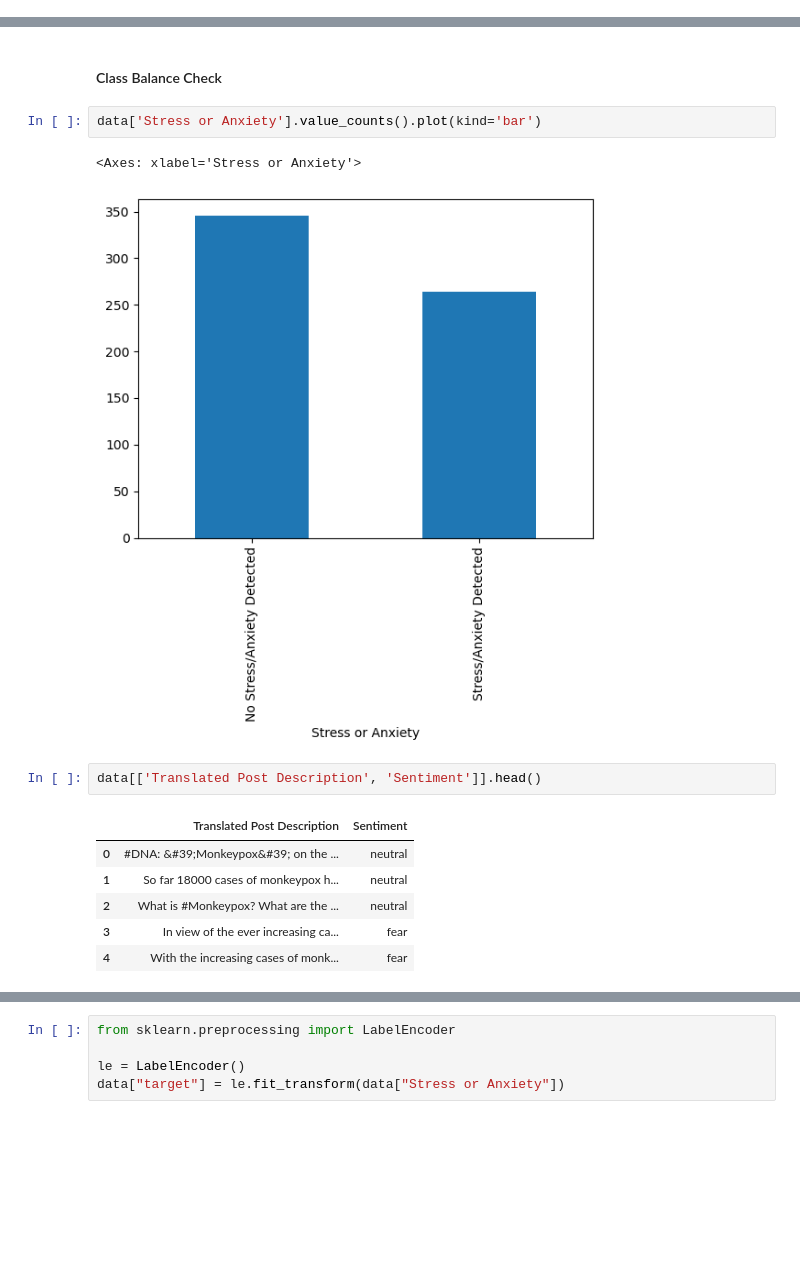
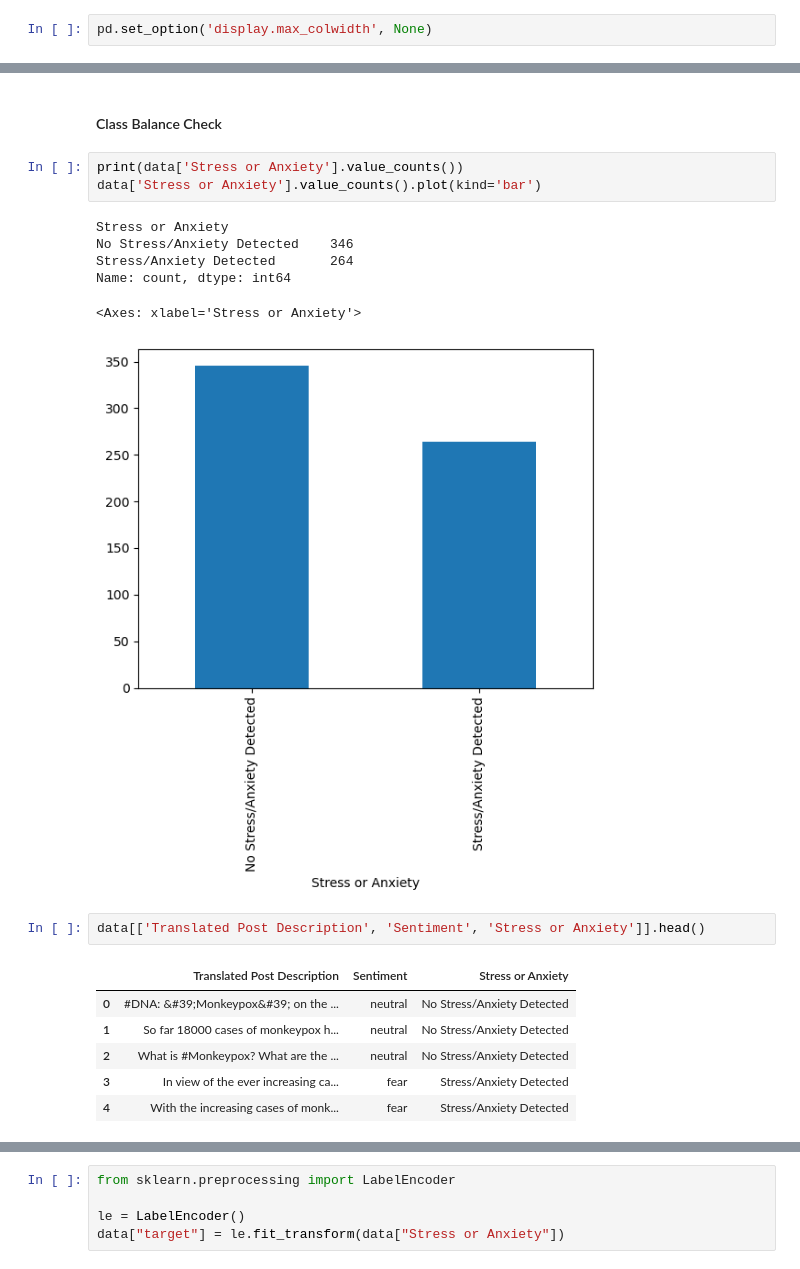
Before and after one commit to ayeshaukaye/MonkeypoxAnalysis, a Jupyter notebook: Monkeypox Tweets Analysis.ipynb, the cells around one changed output, grey strips where cells are left out. Cells and saved outputs as stored; diff of their text form; blank space fills up the shorter version.

```diff
--- a/Monkeypox Tweets Analysis.ipynb
+++ b/Monkeypox Tweets Analysis.ipynb
@@ -13,5 +11,7 @@ pip install chardet
 import numpy as np
 import pandas as pd
 import chardet
+# %%
+pd.set_option('display.max_colwidth', None)
 # %% [markdown]
 ## Load the Data
@@ -95,18 +75,23 @@ Passing `palette` without assigning `hue` is deprecated and will be removed in v
 # %% [markdown]
 #### Class Balance Check
 # %%
+print(data['Stress or Anxiety'].value_counts())
 data['Stress or Anxiety'].value_counts().plot(kind='bar')
 # %% [output]
-<Axes: xlabel='Stress or Anxiety'>
+Stress or Anxiety
+No Stress/Anxiety Detected    346
+Stress/Anxiety Detected       264
+Name: count, dtype: int64
+<Axes: xlabel='Stress or Anxiety'>
 [figure]
 # %%
-data[['Translated Post Description', 'Sentiment']].head()
+data[['Translated Post Description', 'Sentiment', 'Stress or Anxiety']].head()
 # %% [output]
-|  | Translated Post Description | Sentiment |
-| 0 | #DNA: &#39;Monkeypox&#39; on the ... | neutral |
-| 1 | So far 18000 cases of monkeypox h... | neutral |
-| 2 | What is #Monkeypox? What are the ... | neutral |
-| 3 | In view of the ever increasing ca... | fear |
-| 4 | With the increasing cases of monk... | fear |
+|  | Translated Post Description | Sentiment | Stress or Anxiety |
+| 0 | #DNA: &#39;Monkeypox&#39; on the ... | neutral | No Stress/Anxiety Detected |
+| 1 | So far 18000 cases of monkeypox h... | neutral | No Stress/Anxiety Detected |
+| 2 | What is #Monkeypox? What are the ... | neutral | No Stress/Anxiety Detected |
+| 3 | In view of the ever increasing ca... | fear | Stress/Anxiety Detected |
+| 4 | With the increasing cases of monk... | fear | Stress/Anxiety Detected |
 # %% [markdown]
 ## Text Preprocessing using NLTK
```
Also changed, not shown: parts of 43 cells of this notebook.
